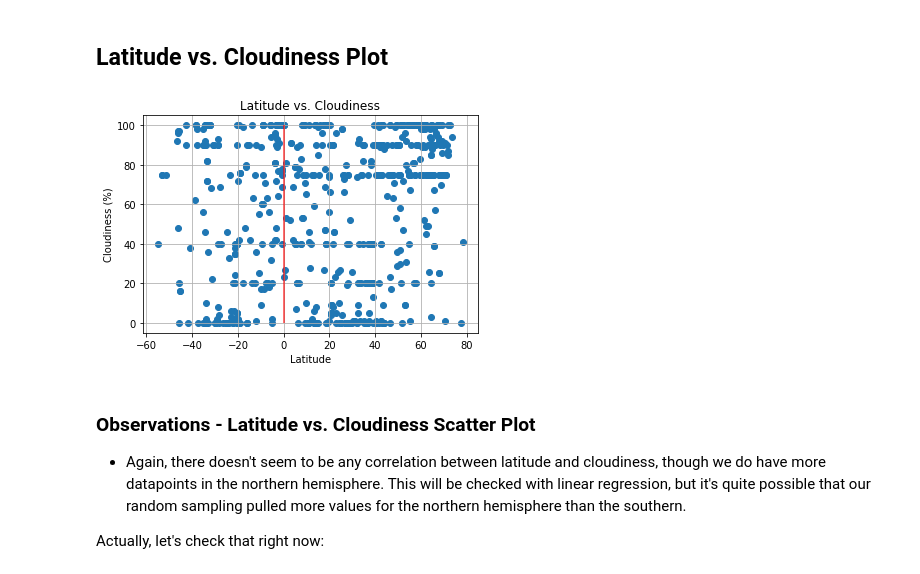
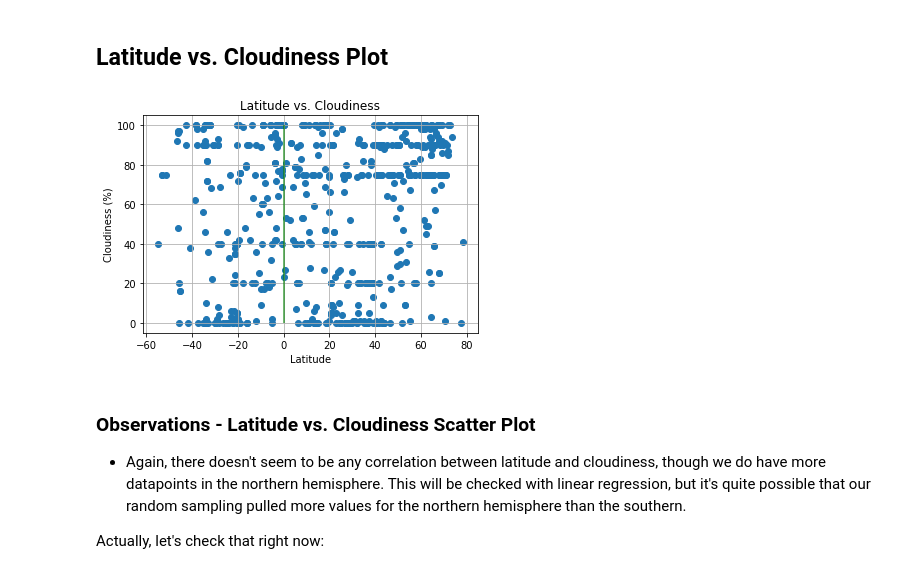
Before and after one commit to CCom20/api-challenge-python, a Jupyter notebook: weatherpy/starter_code/WeatherPy.ipynb, the cells around one changed output. Drawn from its saved outputs; the diff is of its cells as text; code cells hidden in the pictures.

```diff
--- a/weatherpy/starter_code/WeatherPy.ipynb
+++ b/weatherpy/starter_code/WeatherPy.ipynb
@@ -382,22 +382,22 @@ Using the same functions as the first scatter, this one simply swaps out the tem
 # %%
 # Find and set the data to work with: Cloudiness and Latitude
 lat_scatter = weather_df["Lat"]
 cloud_scatter = weather_df["Cloudiness"]
 
 # Set the Labels for the Title, X-Axis, and Y-Axis
 plt.ylabel("Cloudiness (%)")
 plt.xlabel("Latitude")
 plt.title("Latitude vs. Cloudiness")
 
 # Add horizontal line for the "equator" and a grid to make it easier to read
-plt.vlines(0, min(cloud_scatter), max(cloud_scatter), alpha=.75, color="red")
+plt.vlines(0, min(cloud_scatter), max(cloud_scatter), alpha=.75, color="green")
 plt.grid()
 
 # Populate and save the figure / plot
 plt.scatter(lat_scatter, cloud_scatter)
 plt.savefig("../output_data/lat_vs_cloud_fig.jpeg")
 # %% [output]
-[figure, old version]
+[figure, new version]
 # %% [markdown]
 ### Observations - Latitude vs. Cloudiness Scatter Plot
 * Again, there doesn't seem to be any correlation between latitude and cloudiness, though we do have more datapoints in the northern hemisphere. This will be checked with linear regression, but it's quite possible that our random sampling pulled more values for the northern hemisphere than the southern.
```
Also changed, not shown: parts of 3 cells of this notebook, 3 other files.
